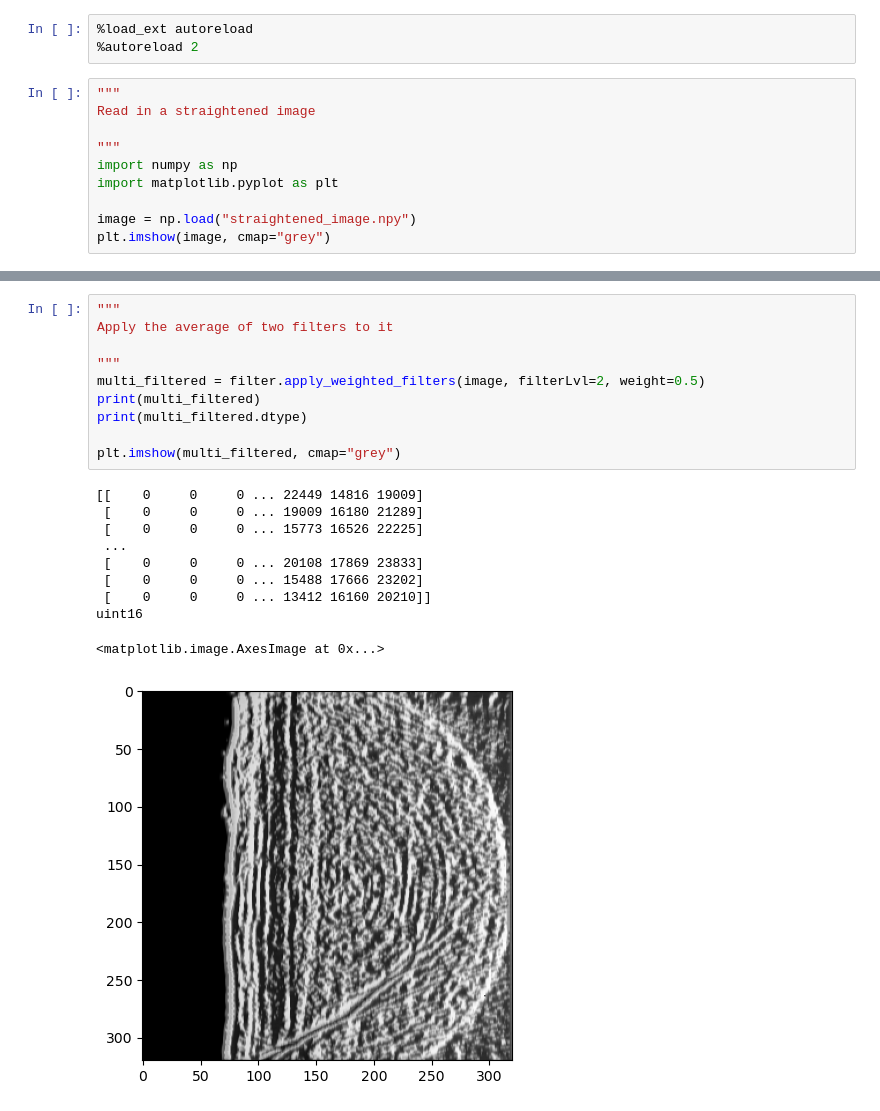
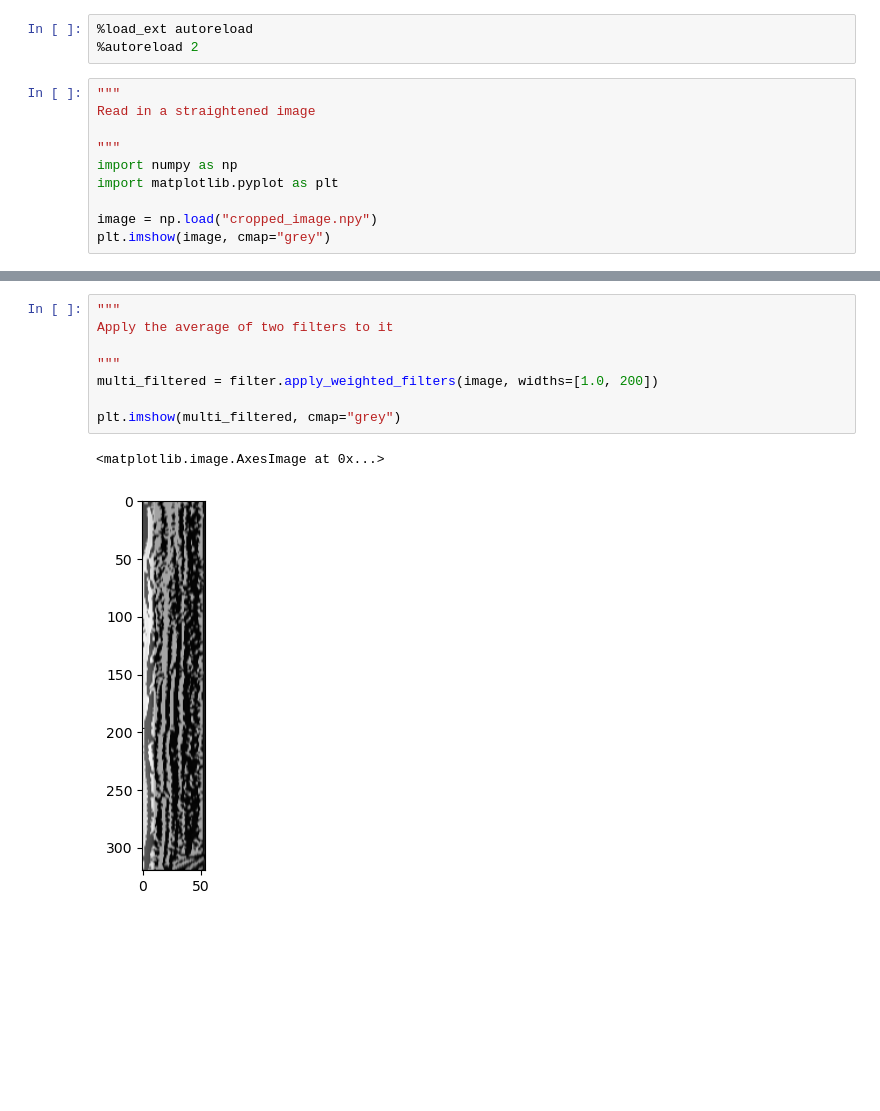
Before and after one commit to JGIBristol/cementum_imaging, a Jupyter notebook: gaussfilter.ipynb, the cells around one changed output, grey strips where cells are left out. Drawn from its saved outputs; the diff is of its cells as text; blank space fills up the shorter version.

```diff
--- a/gaussfilter.ipynb
+++ b/gaussfilter.ipynb
@@ -9,7 +9,7 @@ Read in a straightened image
 import numpy as np
 import matplotlib.pyplot as plt
 
-image = np.load("straightened_image.npy")
+image = np.load("cropped_image.npy")
 plt.imshow(image, cmap="grey")
 # %% [output]
 <matplotlib.image.AxesImage at 0x...>
@@ -30,21 +30,11 @@ plt.imshow(filtered)
 # %%
 """
 Apply the average of two filters to it
 
 """
-multi_filtered = filter.apply_weighted_filters(image, filterLvl=2, weight=0.5)
-print(multi_filtered)
-print(multi_filtered.dtype)
+multi_filtered = filter.apply_weighted_filters(image, widths=[1.0, 200])
 
 plt.imshow(multi_filtered, cmap="grey")
 # %% [output]
-[[    0     0     0 ... 22449 14816 19009]
- [    0     0     0 ... 19009 16180 21289]
- [    0     0     0 ... 15773 16526 22225]
- ...
- [    0     0     0 ... 20108 17869 23833]
- [    0     0     0 ... 15488 17666 23202]
- [    0     0     0 ... 13412 16160 20210]]
-uint16
+<matplotlib.image.AxesImage at 0x...>
-<matplotlib.image.AxesImage at 0x...>
-[figure, old version]
+[figure, new version]
```
Also changed, not shown: parts of 3 cells of this notebook, 2 other files.
